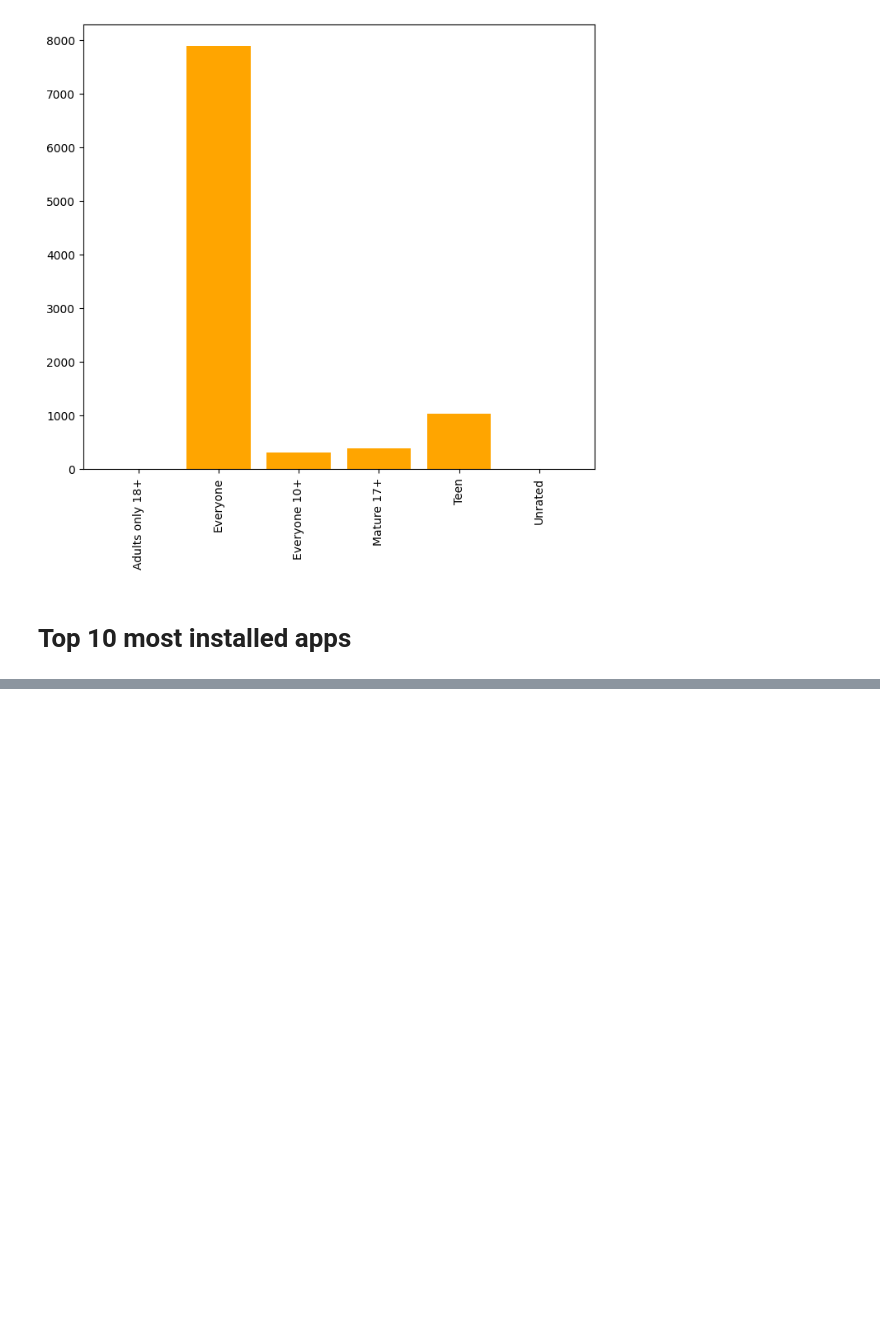
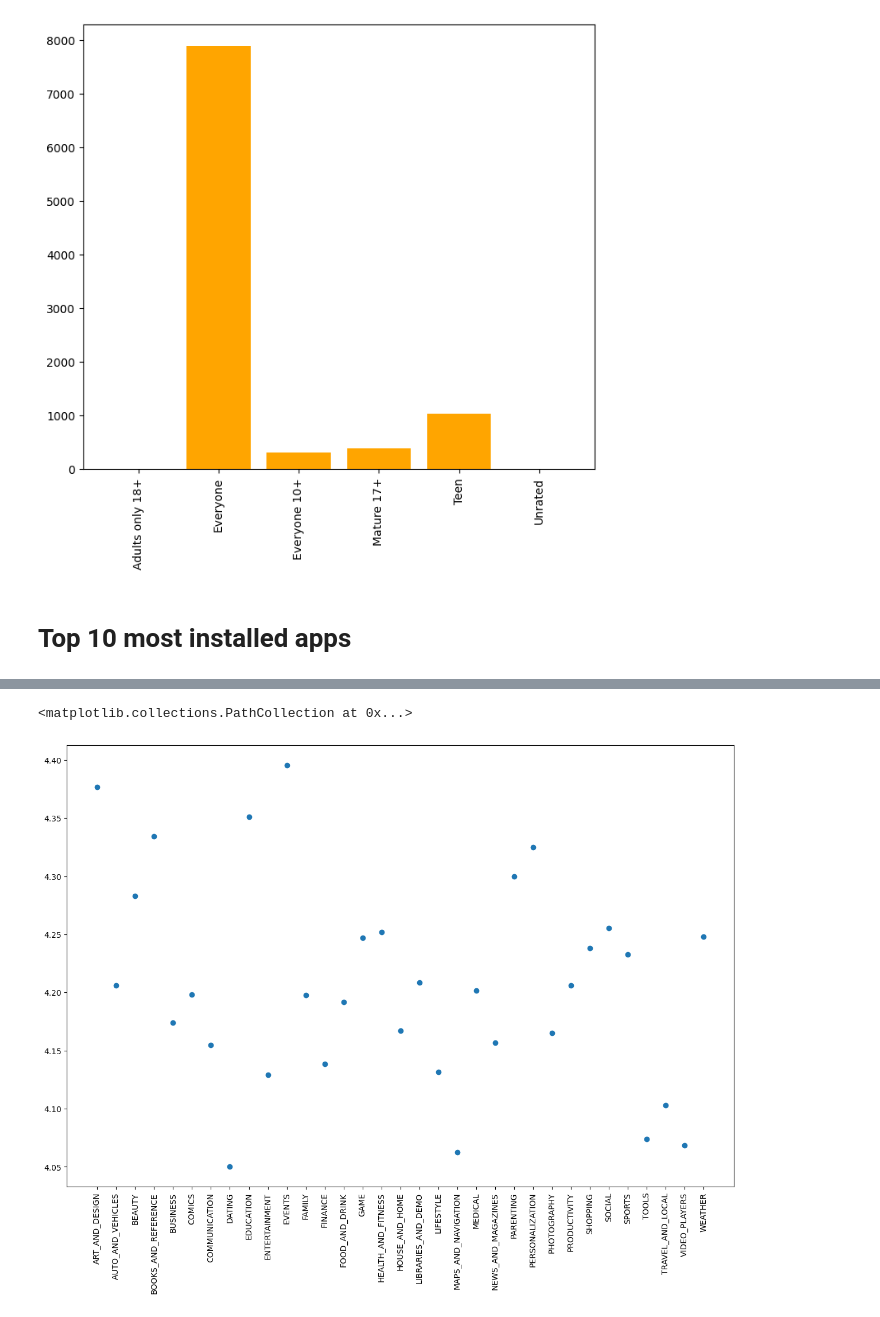
Before and after one commit to R4ghav22/Python-Libraries, a Jupyter notebook: Data-Analysis/Data-Analysis-Project/proj2playstore.ipynb, the cells around one changed output, grey strips where cells are left out. Cells and saved outputs as stored; diff of their text form; code cells hidden in the pictures; blank space fills up the shorter version.

```diff
--- a/Data-Analysis/Data-Analysis-Project/proj2playstore.ipynb
+++ b/Data-Analysis/Data-Analysis-Project/proj2playstore.ipynb
@@ -353,2 +421,0 @@ np.int64(698)
-# %%
-data.sort_values(by='Rating' , ascending=False , inplace=True)
@@ -433,0 +424,3 @@ data
+# %%
+group6=data.groupby('Category')['Rating'].mean().reset_index()
+group6
@@ -433,0 +445,7 @@ data
+# %%
+plt.figure(figsize=(15,10))
+plt.xticks(rotation=90)
+plt.scatter(group6['Category'] , group6['Rating'])
+# %% [output]
+<matplotlib.collections.PathCollection at 0x...>
+[figure, added]
```
Also changed, not shown: parts of 43 cells of this notebook.
